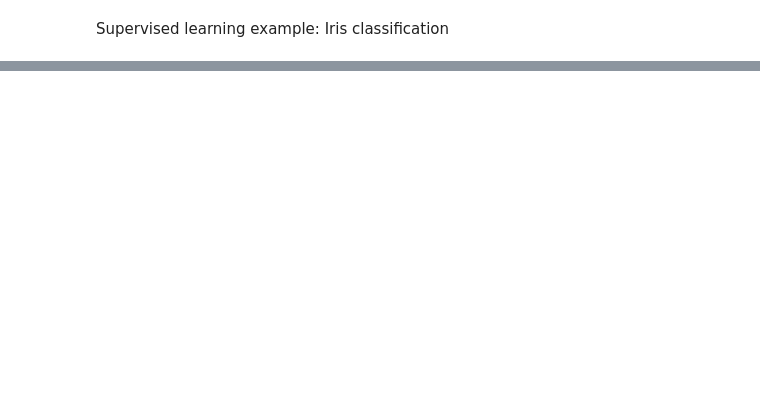
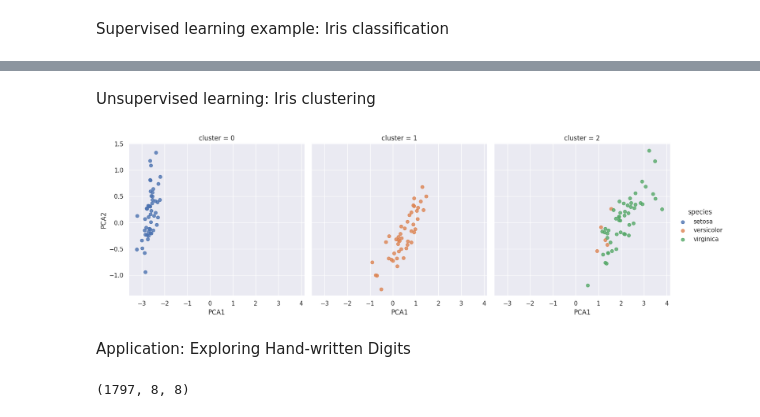
Before and after one commit to Fano-Rdz/Mineria_de_Datos, a Jupyter notebook: Libreta-178584.ipynb, the cells around one changed output, grey strips where cells are left out. Cells and saved outputs as stored; diff of their text form; code cells hidden in the pictures; blank space fills up the shorter version.

Commit message:
Scikit-Learn

```diff
--- a/Libreta-178584.ipynb
+++ b/Libreta-178584.ipynb
@@ -1314,8 +985,8 @@ num_species
 # %% [output]
 3
 # %%
-X = iris.drop('species', axis=1)
-X
+X_iris = iris.drop('species', axis=1)
+X_iris
 # %% [output]
 |  | sepal_length | sepal_width | petal_length | petal_width |
 | 0 | 5.1 | 3.5 | 1.4 | 0.2 |
@@ -1453,0 +1142,9 @@ Supervised learning example: Iris classification
+# %%
+from sklearn.decomposition import PCA  # 1. Choose the model class
+model = PCA(n_components=2)            # 2. Instantiate the model with hyperparameters
+model.fit(X_iris)                      # 3. Fit to data. Notice y is not specified!
+X_2D = model.transform(X_iris)
+# %%
+iris['PCA1'] = X_2D[:, 0]
+iris['PCA2'] = X_2D[:, 1]
+sns.lmplot(x="PCA1", y="PCA2", hue='species', data=iris, fit_reg=False);
@@ -1453,0 +1153,22 @@ Supervised learning example: Iris classification
+# %% [markdown]
+Unsupervised learning: Iris clustering
+# %%
+from sklearn.mixture import GaussianMixture      # 1. Choose the model class
+model = GaussianMixture(n_components=3,
+            covariance_type='full')  # 2. Instantiate the model with hyperparameters
+model.fit(X_iris)                    # 3. Fit to data. Notice y is not specified!
+y_gmm = model.predict(X_iris)
+# %%
+iris['cluster'] = y_gmm
+sns.lmplot(x="PCA1", y="PCA2", data=iris, hue='species',
+           col='cluster', fit_reg=False);
+# %% [output]
+[figure, added]
+# %% [markdown]
+Application: Exploring Hand-written Digits
+# %%
+from sklearn.datasets import load_digits
+digits = load_digits()
+digits.images.shape
+# %% [output]
+(1797, 8, 8)
```
Also changed, not shown: parts of 85 cells of this notebook.
